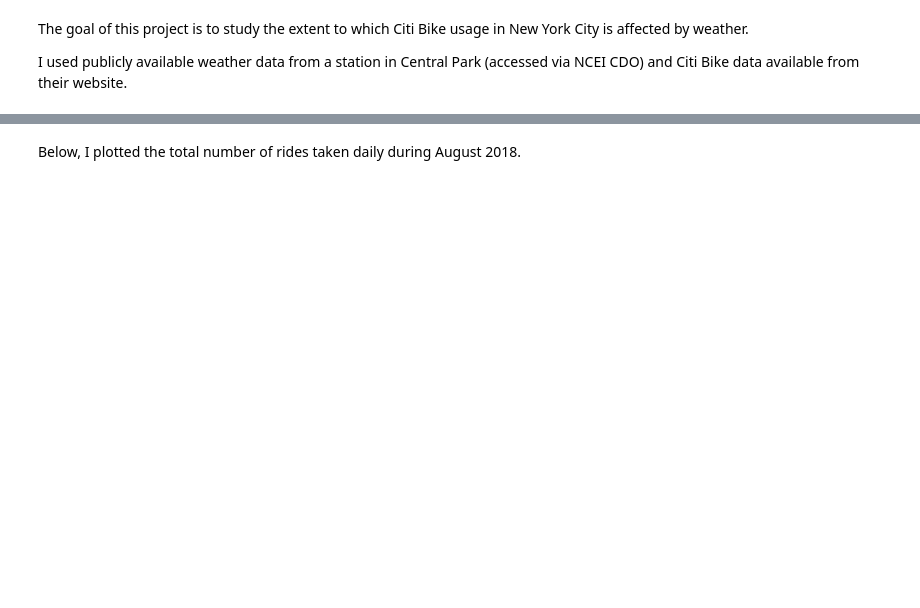
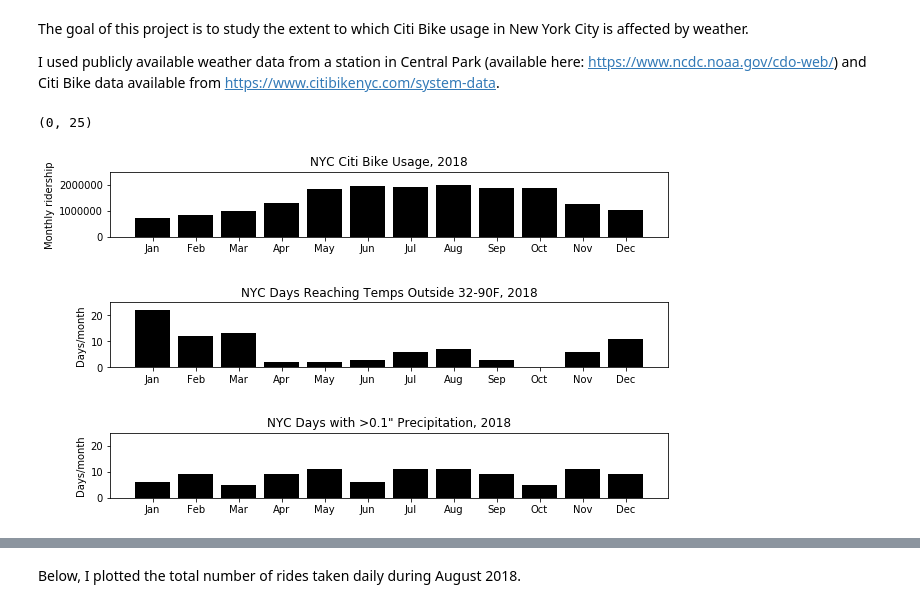
Before and after one commit to Trid3nt/NYC-Citi-Bike-and-Weather, a Jupyter notebook: NYC Weather and Citi Bike.ipynb, the cells around one changed output, grey strips where cells are left out. Cells and saved outputs as stored; diff of their text form; code cells hidden in the pictures; blank space fills up the shorter version.

```diff
--- a/NYC Weather and Citi Bike.ipynb
+++ b/NYC Weather and Citi Bike.ipynb
@@ -1,4 +1,58 @@
 # %% [markdown]
 The goal of this project is to study the extent to which Citi Bike usage in New York City is affected by weather.
 
-I used publicly available weather data from a station in Central Park (accessed via NCEI CDO) and Citi Bike data available from their website.
+I used publicly available weather data from a station in Central Park (available here: https://www.ncdc.noaa.gov/cdo-web/) and Citi Bike data available from https://www.citibikenyc.com/system-data.
+# %%
+import numpy as np
+import pandas as pd
+import matplotlib.pyplot as plt
+%matplotlib inline
+
+#Months
+months = ['Jan','Feb','Mar','Apr','May','Jun','Jul','Aug','Sep','Oct','Nov','Dec']
+
+#Keep track of monthly rides
+rides_per_month_2018 = []
+
+#Create a dataframe for each month's data.csv
+for month_int in range(1,13):
+    month = '0' + str(month_int)
+    month_ride_csv = str('2018' + month[-2:] + '-citibike-tripdata.csv')
+    df_rides = pd.read_csv(month_ride_csv)
+
+    #Count number of bike rides/month
+    rides_per_month_2018.append(df_rides.shape[0])
+
+df_weather = pd.read_csv('Central_Park_weather_2018.csv', usecols=[58,59,60,61])
+
+#Weather dataset has hourly/daily/monthly weather, so isolate monthly rows
+monthly_weather = df_weather[df_weather.MonthlyDaysWithGT001Precip > 0]
+
+#Count high precipitation or extreme temp days
+extreme_temp_days = []
+precipitation_days = []
+for index, row in monthly_weather.iterrows():
+    extreme_temp_days.append(int(row['MonthlyDaysWithGT32Temp']) + int(row['MonthlyDaysWithGT90Temp']))
+    precipitation_days.append(int(row['MonthlyDaysWithGT010Precip']))
+
+#Generate the graphs
+fig, axs = plt.subplots(3, figsize=(10,6))
+fig.subplots_adjust(hspace=1)
+
+axs[0].set_title('NYC Citi Bike Usage, 2018')
+axs[0].set(ylabel='Monthly ridership')
+axs[0].bar(months, rides_per_month_2018, color = 'black')
+axs[0].set_ylim([0, 2500000])
+
+axs[1].set_title('NYC Days Reaching Temps Outside 32-90F, 2018')
+axs[1].set(ylabel='Days/month')
+axs[1].bar(months, extreme_temp_days, color = 'black')
+axs[1].set_ylim([0, 25])
+
+axs[2].set_title('NYC Days with >0.1" Precipitation, 2018')
+axs[2].set(ylabel='Days/month')
+axs[2].bar(months, precipitation_days, color = 'black')
+axs[2].set_ylim([0, 25])
+# %% [output]
+(0, 25)
+[figure, added]
```
Also changed, not shown: parts of 7 cells of this notebook, 1 other file.
